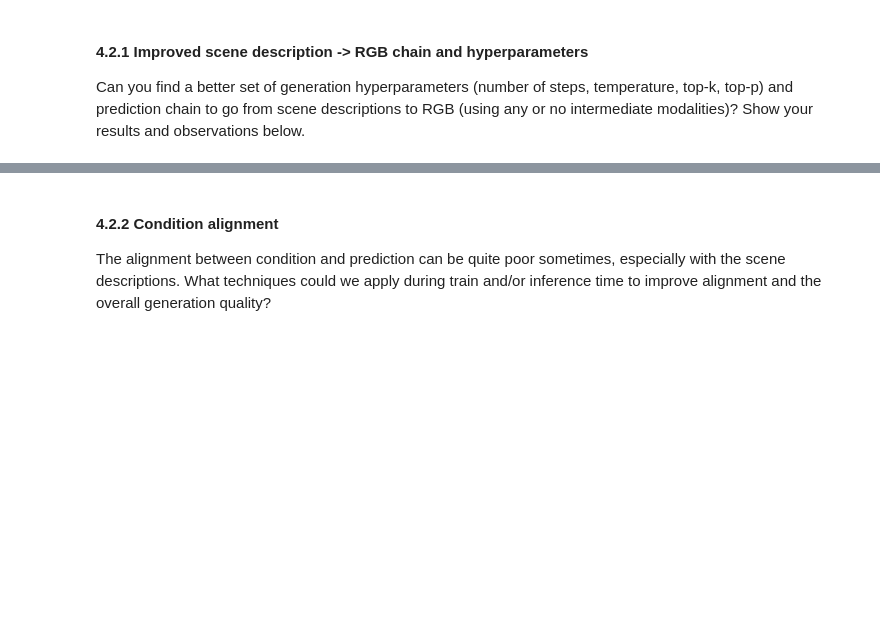
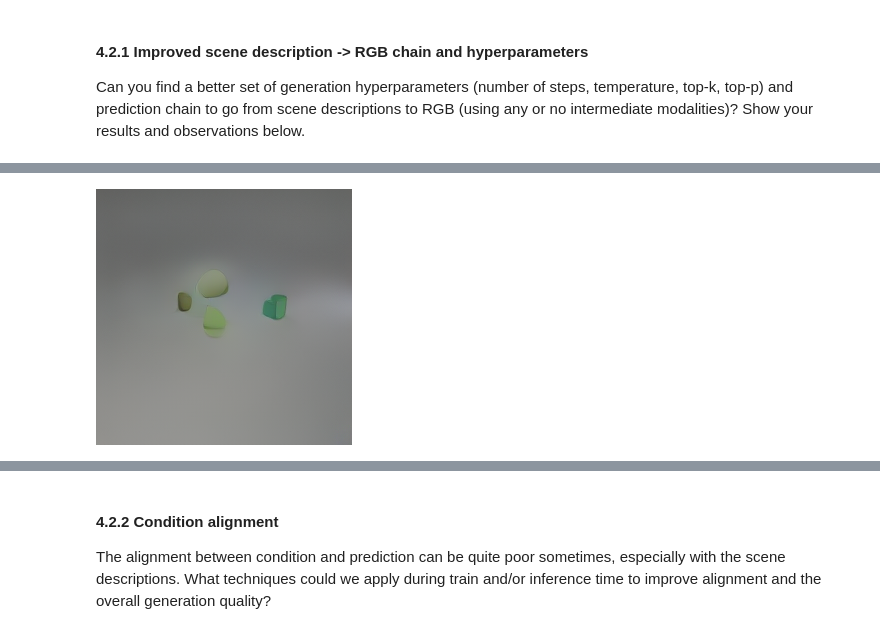
Before and after one commit to Supramundaner/2026-Spring-CS503-Visual-Intelligence-Homework, a Jupyter notebook: NanoFM_Homeworks/notebooks/CS503_FM_part3_nano4M.ipynb, the cells around one changed output, grey strips where cells are left out. Cells and saved outputs as stored; diff of their text form; code cells hidden in the pictures; blank space fills up the shorter version.

Commit message:
Update .gitignore and sync homework updates

```diff
--- a/NanoFM_Homeworks/notebooks/CS503_FM_part3_nano4M.ipynb
+++ b/NanoFM_Homeworks/notebooks/CS503_FM_part3_nano4M.ipynb
@@ -110,11 +112,11 @@ Like 4M, we rely on image tokenizers to lossily compress images, depth maps, and
 # %%
 snapshot_download(
     repo_id='nvidia/Cosmos-0.1-Tokenizer-DI16x16',
-    local_dir='/tmp/nvidia/Cosmos-0.1-Tokenizer-DI16x16' # If you cannot access this path, feel free to replace it with any other directory you have permission to write to; it is only used as a cache location for downloading the tokenizer.
+    local_dir='/home/ao/2026-Spring-CS503-Visual-Intelligence-Homework/NanoFM_Homeworks/tokenizer/Cosmos-0.1-Tokenizer-DI16x16' # If you cannot access this path, feel free to replace it with any other directory you have permission to write to; it is only used as a cache location for downloading the tokenizer.
 )
 image_tokenizer = ImageTokenizer(
-    checkpoint_enc='/tmp/nvidia/Cosmos-0.1-Tokenizer-DI16x16/encoder.jit',
-    checkpoint_dec='/tmp/nvidia/Cosmos-0.1-Tokenizer-DI16x16/decoder.jit',
+    checkpoint_enc='/home/ao/2026-Spring-CS503-Visual-Intelligence-Homework/NanoFM_Homeworks/tokenizer/Cosmos-0.1-Tokenizer-DI16x16/encoder.jit',
+    checkpoint_dec='/home/ao/2026-Spring-CS503-Visual-Intelligence-Homework/NanoFM_Homeworks/tokenizer/Cosmos-0.1-Tokenizer-DI16x16/decoder.jit',
 ).to(device)
 # %% [markdown]
 Let us load an example image and encode it with the Cosmos tokenizer.
@@ -449,7 +597,7 @@ print(f'{model.get_num_params() / 10**6}M parameters')
 To test the model, let's load some (unmasked) samples from the validation set:
 # %%
 dataset = SimpleMultimodalDataset(
-    root_dir='/work/com-304/datasets/clevr_com_304/',
+    root_dir='clevr_com_304',
     split='val',
     modalities=modalities,
     sample_from_k_augmentations=1,
@@ -550,4 +714,75 @@ Please answer the following questions. You may use additional cells to demonstra
 
 Can you find a better set of generation hyperparameters (number of steps, temperature, top-k, top-p) and prediction chain to go from scene descriptions to RGB (using any or no intermediate modalities)? Show your results and observations below.
 # %%
-# Fill your answer here
+## 4.2.1 Improved scene description -> RGB chain and hyperparameters
+# We compare three chains:
+# Chain A: Scene Desc -> RGB (direct)
+# Chain B: Scene Desc -> Depth -> RGB (with intermediate)
+# Chain C: Scene Desc -> Normals -> Depth -> RGB (two intermediates)
+
+sample_idx = 2
+
+print("=" * 60)
+print("Chain A: Scene Desc -> RGB (direct)")
+print("=" * 60)
+x_tokens_a, x_positions_a, x_modalities_a = construct_input_from_sample(dataset, idx=sample_idx, input_modality='scene_desc')
+show_modality(x_tokens_a, 'scene_desc')
+
+pred_rgb_a, _, _, _ = model.generate_one_modality_roar(
+    x_tokens_a, x_positions_a, x_modalities_a, target_mod='tok_rgb@256',
+    num_steps=64, temp=0.5, top_p=0.9, top_k=0,
+)
+print("Direct Scene Desc -> RGB:")
+show_modality(pred_rgb_a, 'tok_rgb@256')
+
+print("\n" + "=" * 60)
+print("Chain B: Scene Desc -> Depth -> RGB")
+print("=" * 60)
+x_tokens_b, x_positions_b, x_modalities_b = construct_input_from_sample(dataset, idx=sample_idx, input_modality='scene_desc')
+
+pred_depth, x_tokens_b, x_positions_b, x_modalities_b = model.generate_one_modality_roar(
+    x_tokens_b, x_positions_b, x_modalities_b, target_mod='tok_depth@256',
+    num_steps=32, temp=0.5, top_p=0.9, top_k=0,
+)
+print("Intermediate Depth:")
+show_modality(pred_depth, 'tok_depth@256')
+
+pred_rgb_b, _, _, _ = model.generate_one_modality_roar(
+    x_tokens_b, x_positions_b, x_modalities_b, target_mod='tok_rgb@256',
+    num_steps=64, temp=0.5, top_p=0.9, top_k=0,
+)
+print("Final RGB (via Depth):")
+show_modality(pred_rgb_b, 'tok_rgb@256')
+
+print("\n" + "=" * 60)
+print("Chain C: Scene Desc -> Normals -> Depth -> RGB")
+print("=" * 60)
+x_tokens_c, x_positions_c, x_modalities_c = construct_input_from_sample(dataset, idx=sample_idx, input_modality='scene_desc')
+
+pred_norm, x_tokens_c, x_positions_c, x_modalities_c = model.generate_one_modality_roar(
+    x_tokens_c, x_positions_c, x_modalities_c, target_mod='tok_normal@256',
+    num_steps=32, temp=0.5, top_p=0.9, top_k=0,
+)
+print("Intermediate Normals:")
+show_modality(pred_norm, 'tok_normal@256')
+
+pred_depth_c, x_tokens_c, x_positions_c, x_modalities_c = model.generate_one_modality_roar(
+    x_tokens_c, x_positions_c, x_modalities_c, target_mod='tok_depth@256',
+    num_steps=32, temp=0.5, top_p=0.9, top_k=0,
+)
+print("Intermediate Depth:")
+show_modality(pred_depth_c, 'tok_depth@256')
+
+pred_rgb_c, _, _, _ = model.generate_one_modality_roar(
+    x_tokens_c, x_positions_c, x_modalities_c, target_mod='tok_rgb@256',
+    num_steps=64, temp=0.5, top_p=0.9, top_k=0,
+)
+print("Final RGB (via Normals -> Depth):")
+show_modality(pred_rgb_c, 'tok_rgb@256')
+
+# Show ground truth
+print("\n" + "=" * 60)
+print("Ground truth RGB:")
+gt_tokens = dataset[sample_idx]['tok_rgb@256'].unsqueeze(0).to(device)
+show_modality(gt_tokens, 'tok_rgb@256')
+# %% [output]
@@ -553,0 +794 @@ Can you find a better set of generation hyperparameters (number of steps, temper
+[figure, added]
```
Also changed, not shown: parts of 32 cells of this notebook, 14 other files.
